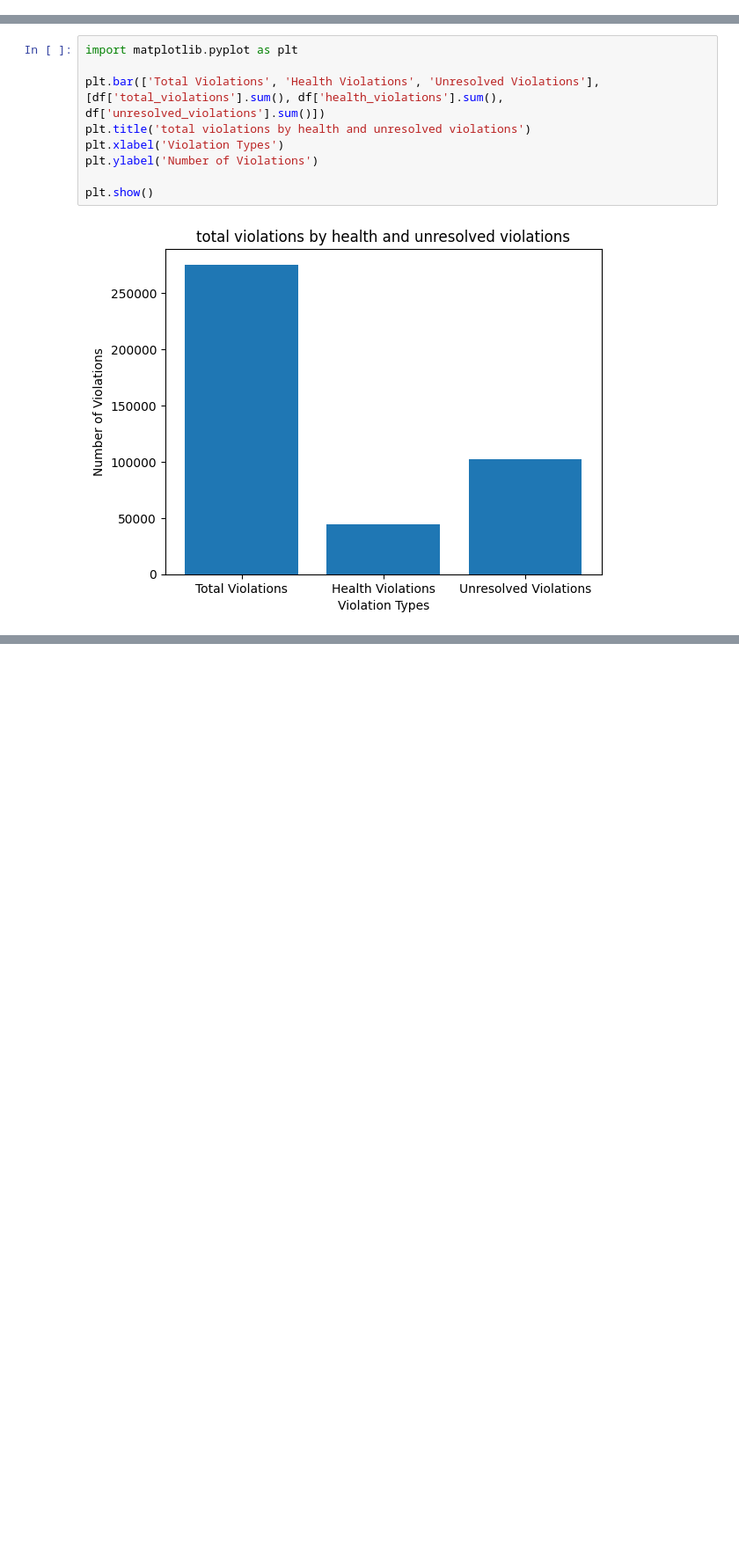
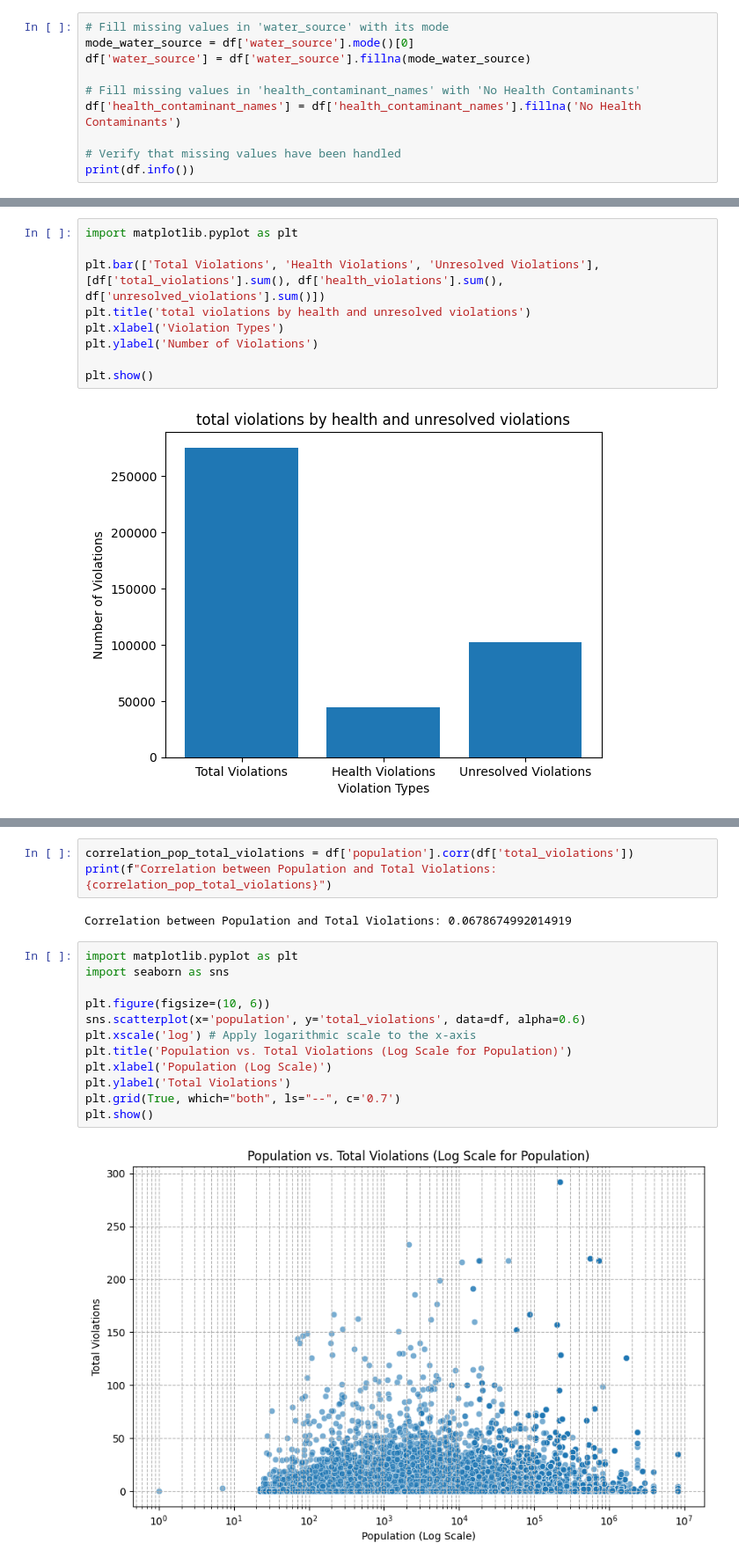
Before and after one commit to eileenwill4-ops/DSRP-project, a Jupyter notebook: (DSRP__Project).ipynb, the cells around one changed output, grey strips where cells are left out. Shown at 88% size. Cells and saved outputs as stored; diff of their text form; blank space fills up the shorter version.

```diff
--- a/(DSRP__Project).ipynb
+++ b/(DSRP__Project).ipynb
@@ -226,0 +230,10 @@ dtype: object
+# %%
+# Fill missing values in 'water_source' with its mode
+mode_water_source = df['water_source'].mode()[0]
+df['water_source'] = df['water_source'].fillna(mode_water_source)
+
+# Fill missing values in 'health_contaminant_names' with 'No Health Contaminants'
+df['health_contaminant_names'] = df['health_contaminant_names'].fillna('No Health Contaminants')
+
+# Verify that missing values have been handled
+print(df.info())
@@ -237,0 +306,19 @@ plt.show()
+# %%
+correlation_pop_total_violations = df['population'].corr(df['total_violations'])
+print(f"Correlation between Population and Total Violations: {correlation_pop_total_violations}")
+# %% [output]
+Correlation between Population and Total Violations: 0.0678674992014919
+# %%
+import matplotlib.pyplot as plt
+import seaborn as sns
+
+plt.figure(figsize=(10, 6))
+sns.scatterplot(x='population', y='total_violations', data=df, alpha=0.6)
+plt.xscale('log') # Apply logarithmic scale to the x-axis
+plt.title('Population vs. Total Violations (Log Scale for Population)')
+plt.xlabel('Population (Log Scale)')
+plt.ylabel('Total Violations')
+plt.grid(True, which="both", ls="--", c='0.7')
+plt.show()
+# %% [output]
+[figure, added]
```
Also changed, not shown: parts of 41 cells of this notebook.
